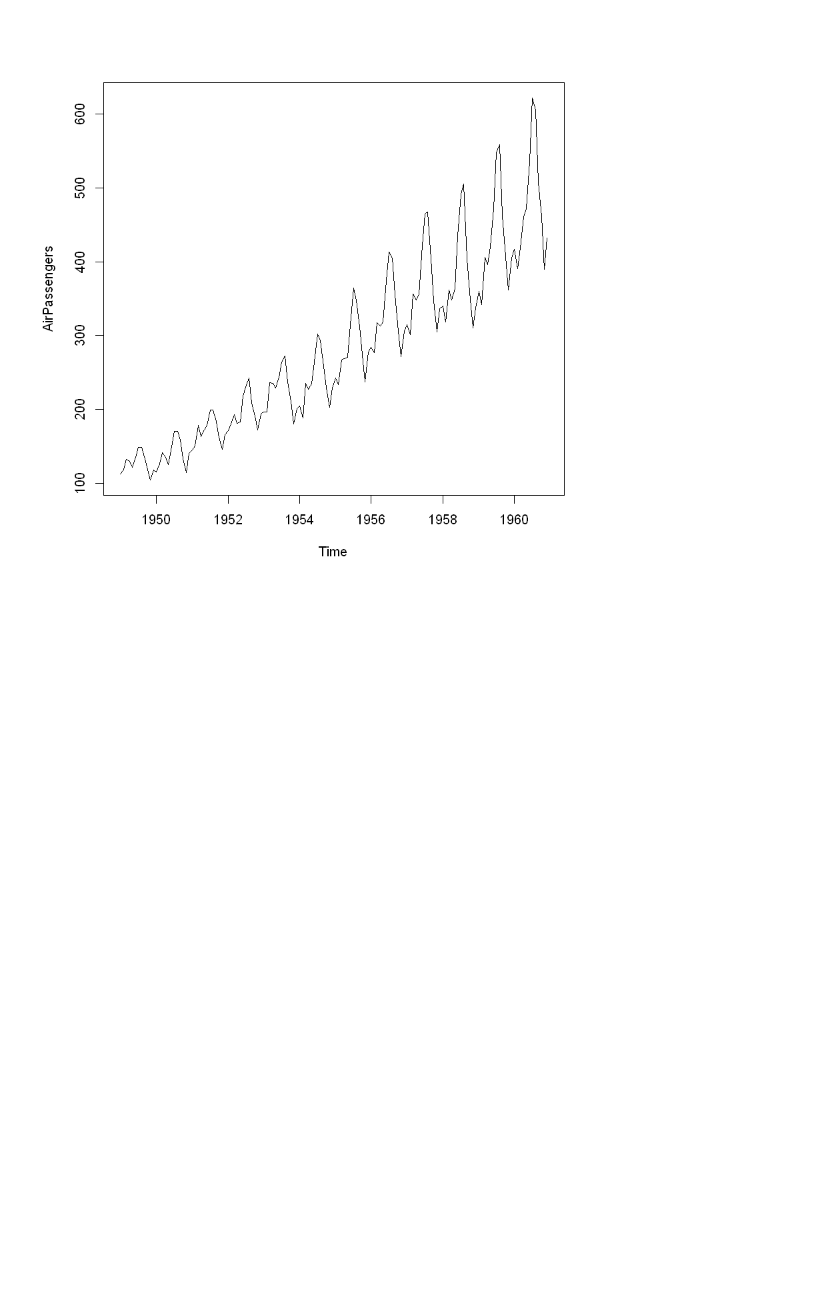
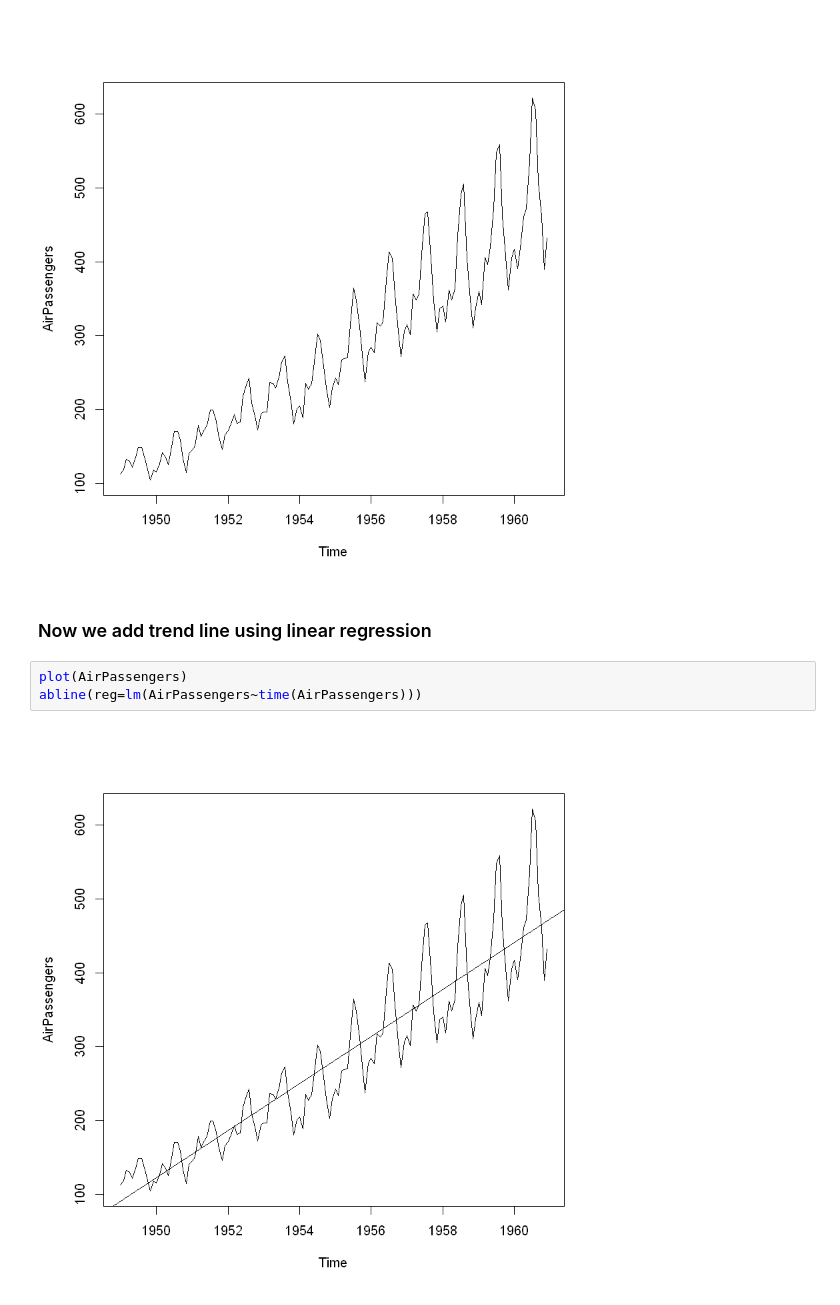
Before and after one commit to MobyWare/ml-intro-time_series-r, a Jupyter notebook: r_intro_to_timeseries.ipynb, the cells around one changed output. Saved outputs shown, nothing was run; the diff lists cells and outputs as text; blank space fills up the shorter version.

```diff
--- a/r_intro_to_timeseries.ipynb
+++ b/r_intro_to_timeseries.ipynb
@@ -21,3 +25,10 @@ print(frequency(AirPassengers))
 plot(AirPassengers)
 # %% [output]
 [figure]
+# %% [markdown]
+### Now we add trend line using linear regression
+# %%
+plot(AirPassengers)
+abline(reg=lm(AirPassengers~time(AirPassengers)))
+# %% [output]
+[figure, added]
```
Also changed, not shown: parts of 9 cells of this notebook.
